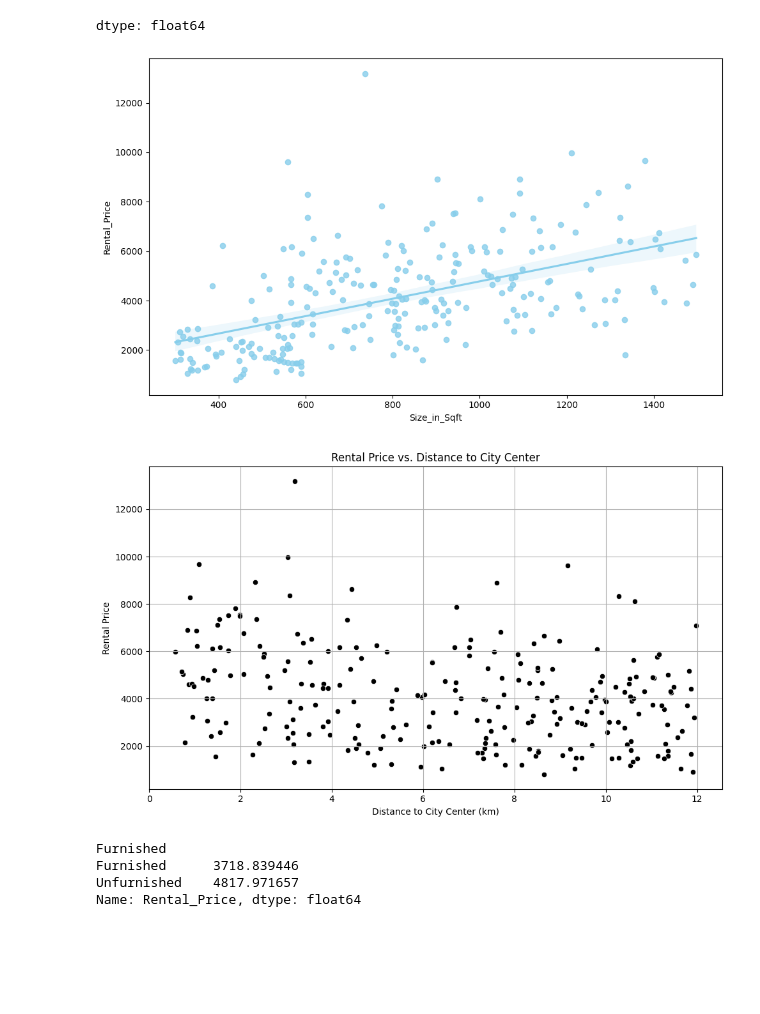
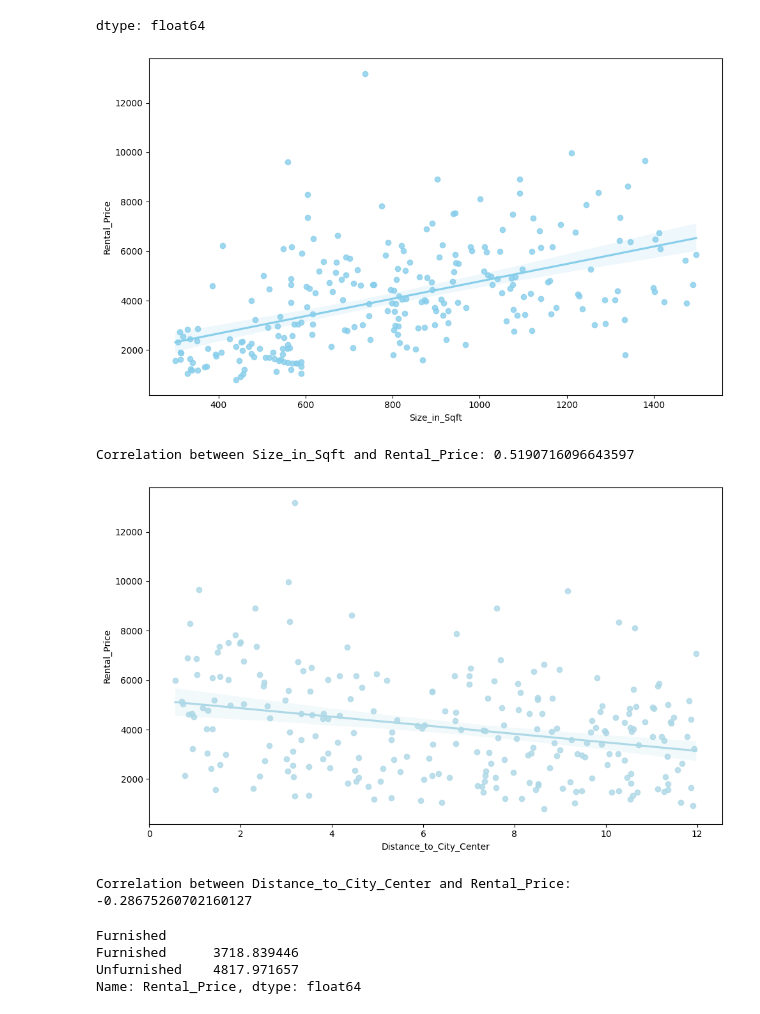
Before and after one commit to Yureshka02/DA_CB010714_Assignment_01, a Jupyter notebook: CB010714_3_A.ipynb, the cells around one changed output. Cells and saved outputs as stored; diff of their text form; code cells hidden in the pictures; blank space fills up the shorter version.

Commit message:
scatterplot fix

```diff
--- a/CB010714_3_A.ipynb
+++ b/CB010714_3_A.ipynb
@@ -36,33 +36,29 @@ dtype: float64
 #b)
 #plotting rental price vs size in sqft
 plt.figure(figsize=(10, 6))
-# sns.lineplot(x='Size_in_Sqft', y='Rental_Price', data=df, color="teal")
-# plt.title('Rental Price vs Size in Sqft')
-# plt.xlabel('Size in Sqft')
-# plt.ylabel('Rental Price')
-# plt.grid(True)
-#getting the regression line
 sns.regplot(x='Size_in_Sqft', y='Rental_Price', data=df, scatter=True, color='skyblue')
-
 plt.tight_layout()
 plt.show()
+
+correlation_price_size = df['Size_in_Sqft'].corr(df['Rental_Price'])
+print("Correlation between Size_in_Sqft and Rental_Price:", correlation_price_size)
 # %% [output]
 [figure]
+Correlation between Size_in_Sqft and Rental_Price: 0.5190716096643597
 # %%
 #---------------------------------------------------------------------------------------------------#
-#c)no
-
+#c)
 # Plot: Rental Price vs. Distance to City Center
 plt.figure(figsize=(10, 6))
-sns.scatterplot(data=df, x="Distance_to_City_Center", y="Rental_Price", color="black")
-plt.title("Rental Price vs. Distance to City Center")
-plt.xlabel("Distance to City Center (km)")
-plt.ylabel("Rental Price")
-plt.grid(True)
+sns.regplot(data=df, x="Distance_to_City_Center", y="Rental_Price", scatter=True, color="lightblue")
 plt.tight_layout()
 plt.show()
+
+correlation_dis_size = df['Distance_to_City_Center'].corr(df['Rental_Price'])
+print("Correlation between Distance_to_City_Center and Rental_Price:", correlation_dis_size)
 # %% [output]
-[figure, old version]
+[figure, new version]
+Correlation between Distance_to_City_Center and Rental_Price: -0.28675260702160127
 # %%
 #---------------------------------------------------------------------------------------------------#
 #d)
```
